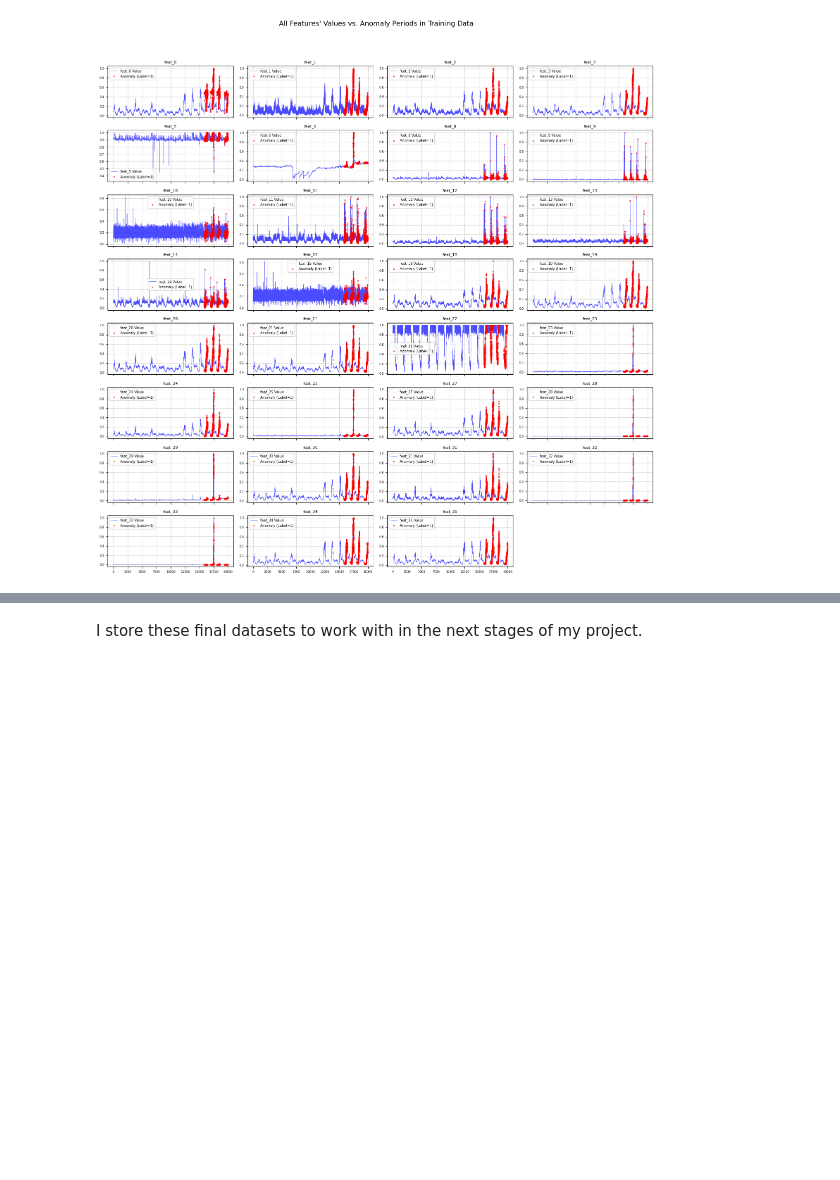
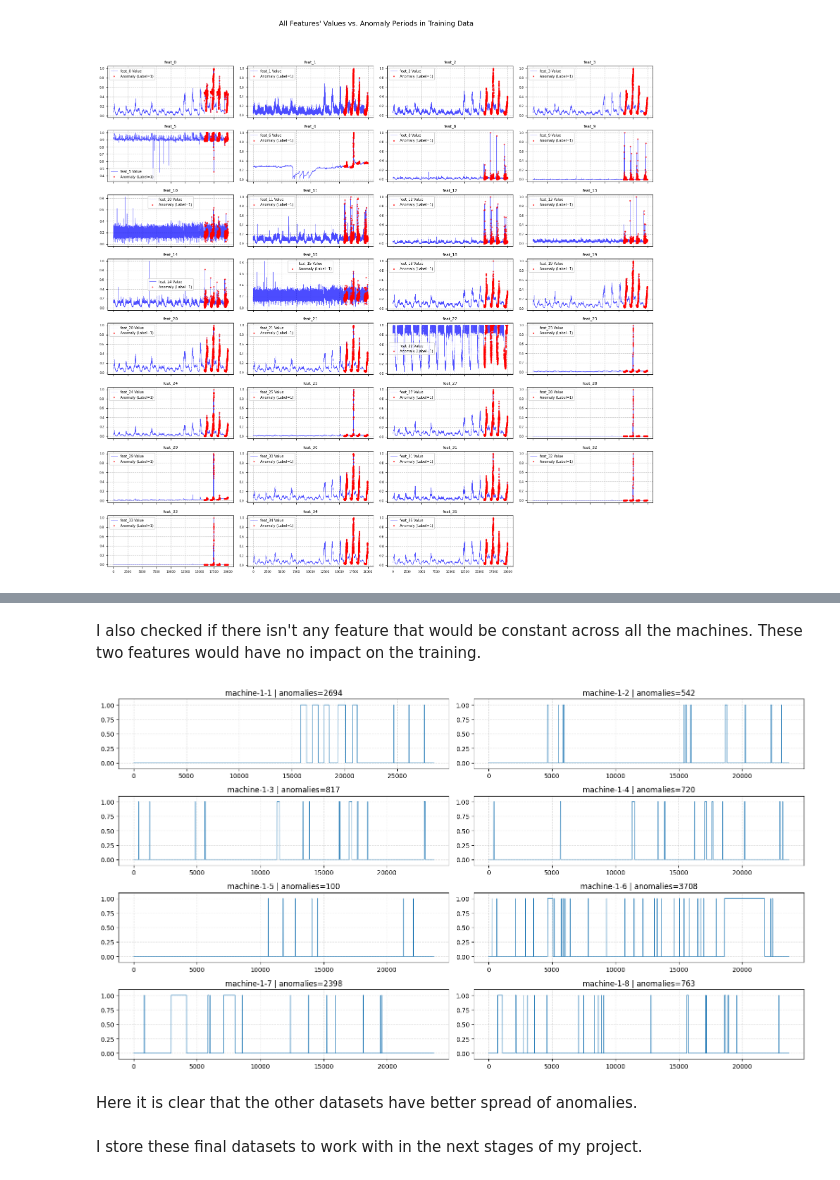
Before and after one commit to brenky7/cloud_metrics_predictions, a Jupyter notebook: notebooks/data_analysis.ipynb, the cells around one changed output, grey strips where cells are left out. Cells and saved outputs as stored; diff of their text form; code cells hidden in the pictures; blank space fills up the shorter version.

Commit message:
training done

```diff
--- a/notebooks/data_analysis.ipynb
+++ b/notebooks/data_analysis.ipynb
@@ -206 +300,38 @@ On the other hand, there are some features like 10, 15, 22 that appear mostly st
+# %% [markdown]
+I also checked if there isn't any feature that would be constant across all the machines. These two features would have no impact on the training.
+# %%
+if constant_cols:
+    for name in list(machines.keys()):
+        machines[name] = machines[name].drop(columns=constant_cols)
+# %%
+import matplotlib.pyplot as plt
+import numpy as np
+
+
+machine_names = list(machines.keys())
+n = len(machine_names)
+cols = 2
+rows = (n + cols - 1) // cols
+
+fig, axes = plt.subplots(rows, cols, figsize=(16, 2.2 * rows), sharex=False)
+axes = np.array(axes).reshape(-1)
+
+for i, name in enumerate(machine_names):
+    y = machines[name]["label"].to_numpy()
+    x = np.arange(len(y))
+
+    axes[i].plot(x, y, lw=0.8)
+    axes[i].set_title(f"{name} | anomalies={int(y.sum())}")
+    axes[i].set_ylim(-0.1, 1.1)
+    axes[i].grid(True, linestyle="--", alpha=0.4)
+
+for j in range(i + 1, len(axes)):
+    fig.delaxes(axes[j])
+
+plt.tight_layout()
+plt.show()
+# %% [output]
+[figure, added]
+# %% [markdown]
+Here it is clear that the other datasets have better spread of anomalies.
 # %%
```
Also changed, not shown: parts of 7 cells of this notebook, 13 other files.
